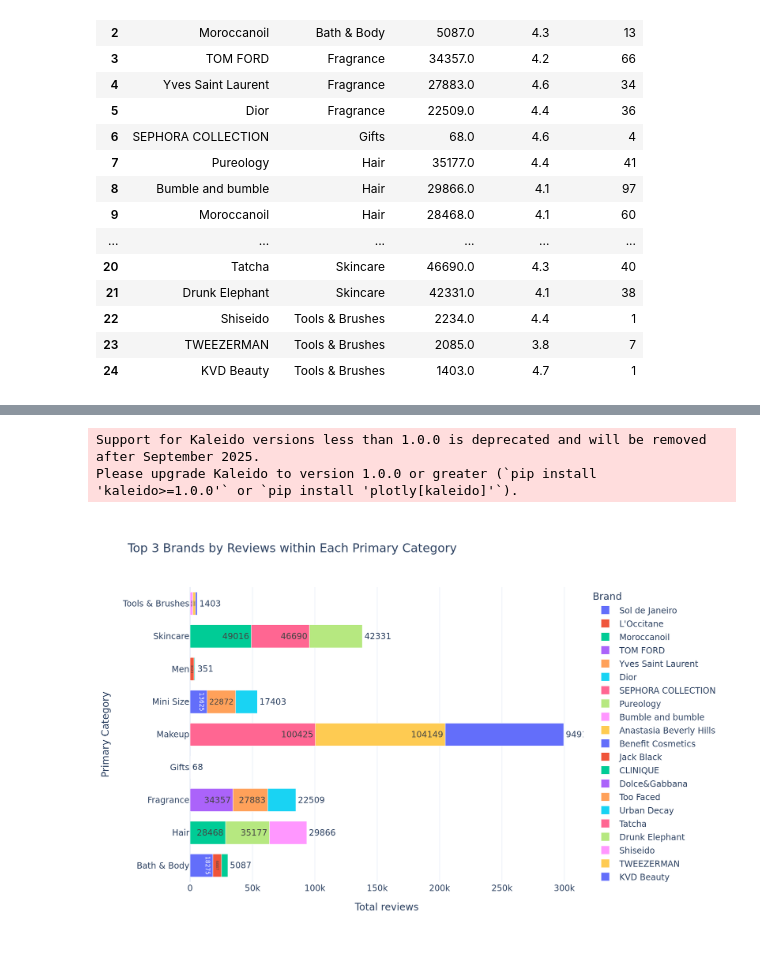
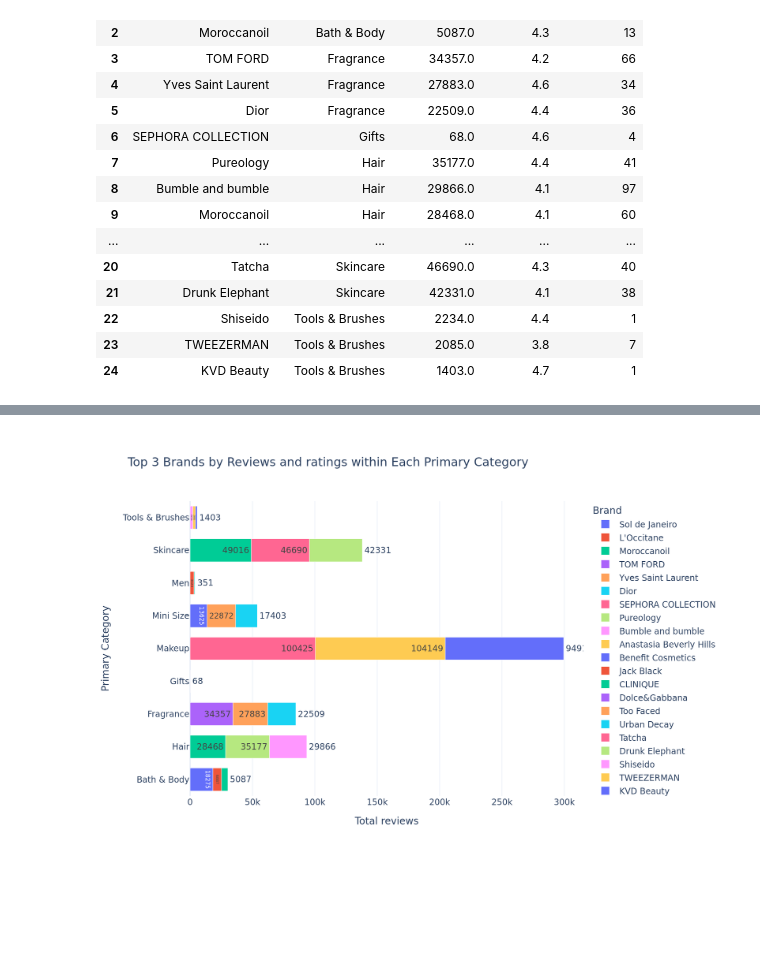
Before and after one commit to aakshatha02/sephora-product-analysis, a Jupyter notebook: sephora_product_analysis.ipynb, the cells around one changed output, grey strips where cells are left out. Cells and saved outputs as stored; diff of their text form; code cells hidden in the pictures; blank space fills up the shorter version.

```diff
--- a/sephora_product_analysis.ipynb
+++ b/sephora_product_analysis.ipynb
@@ -298,7 +348,7 @@ fig = px.bar(
     orientation='h',  # horizontal bars
     text='reviews_sum',   # show numbers on bars
     hover_data=['brand_name', 'reviews_sum', 'avg_rating', 'rating_count'],
-    title='Top 3 Brands by Reviews within Each Primary Category'
+    title='Top 3 Brands by Reviews and ratings within Each Primary Category'
 )
 fig.update_traces(marker_line_width=0.5, marker_line_color="white", textposition='outside')
 fig.update_layout(
@@ -310,5 +360,7 @@ fig.update_layout(
     width=900,
     template='plotly_white'
 )
-fig.show()
+#fig.show()
+png_bytes = fig.to_image(format="png", scale=2)  # requires `pip install kaleido`
+display(Image(png_bytes))
 # %% [output]
@@ -316,35 +367 @@ fig.show()
+[figure, added]
-# %%
-import plotly.express as px
-import plotly.io as pio
-from IPython.display import Image, display
-
-# --- your code ---
-fig = px.bar(
-    top3_brand_rating_rev_df,
-    x='reviews_sum',
-    y='primary_category',
-    color='brand_name',
-    orientation='h',
-    text='reviews_sum',
-    hover_data=['brand_name', 'reviews_sum', 'avg_rating', 'rating_count'],
-    title='Top 3 Brands by Reviews within Each Primary Category'
-)
-
-fig.update_traces(marker_line_width=0.5, marker_line_color="white", textposition='outside')
-fig.update_layout(
-    xaxis_title='Total reviews',
-    yaxis_title='Primary Category',
-    legend_title='Brand',
-    bargap=0.3,
-    height=600,
-    width=900,
-    template='plotly_white'
-)
-
-# --- THIS PART MAKES IT SHOW ON GITHUB ---
-png_bytes = fig.to_image(format="png", scale=2)  # requires `pip install kaleido`
-display(Image(png_bytes))
-# %% [output]
-Support for Kaleido versions less than 1.0.0 is deprecated and will be removed after September 2025.
-Please upgrade Kaleido to version 1.0.0 or greater (`pip install 'kaleido>=1.0.0'` or `pip install 'plotly[kaleido]'`).
-[figure, removed]
```
Also changed, not shown: parts of 6 cells of this notebook.
